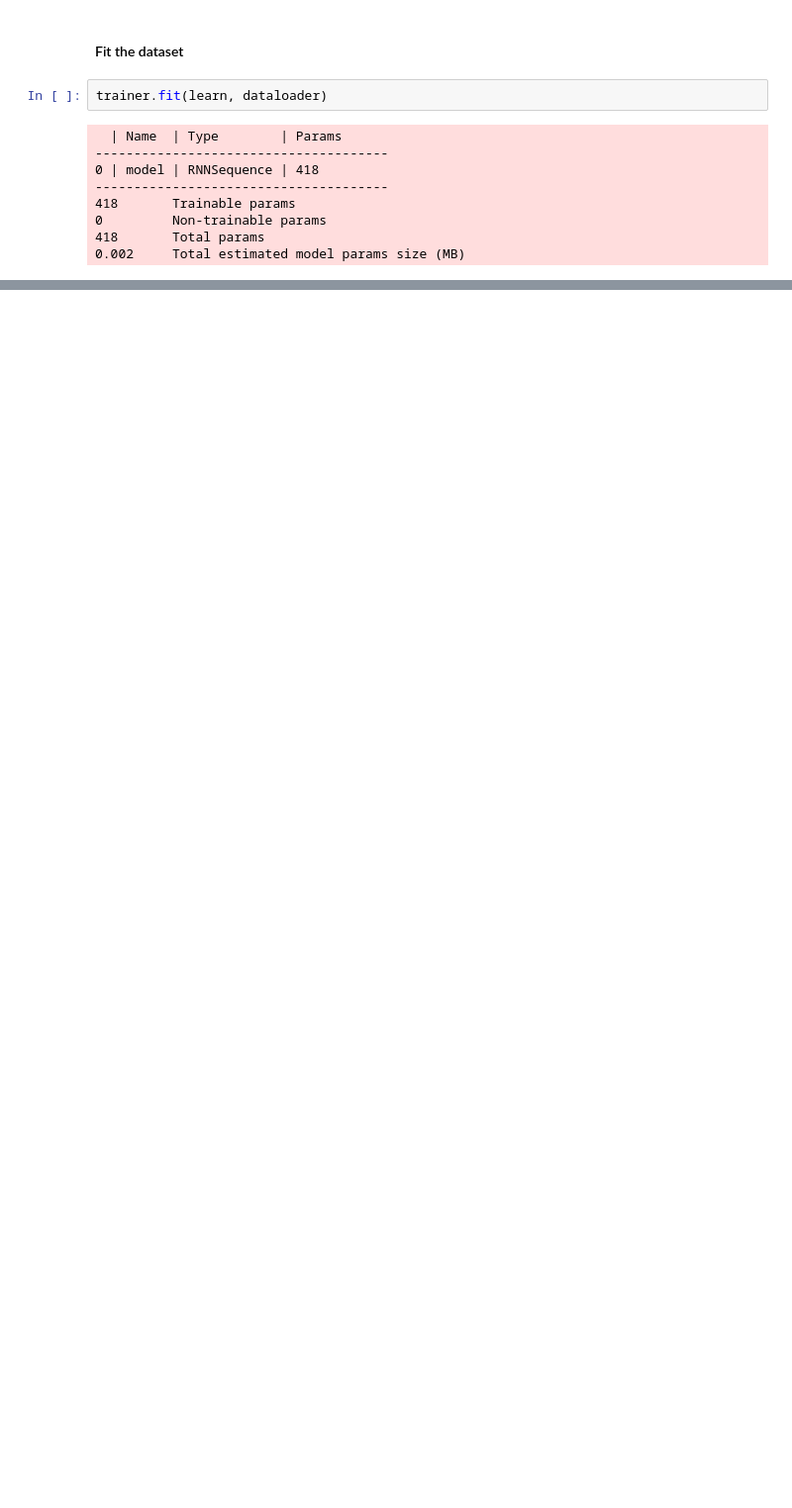
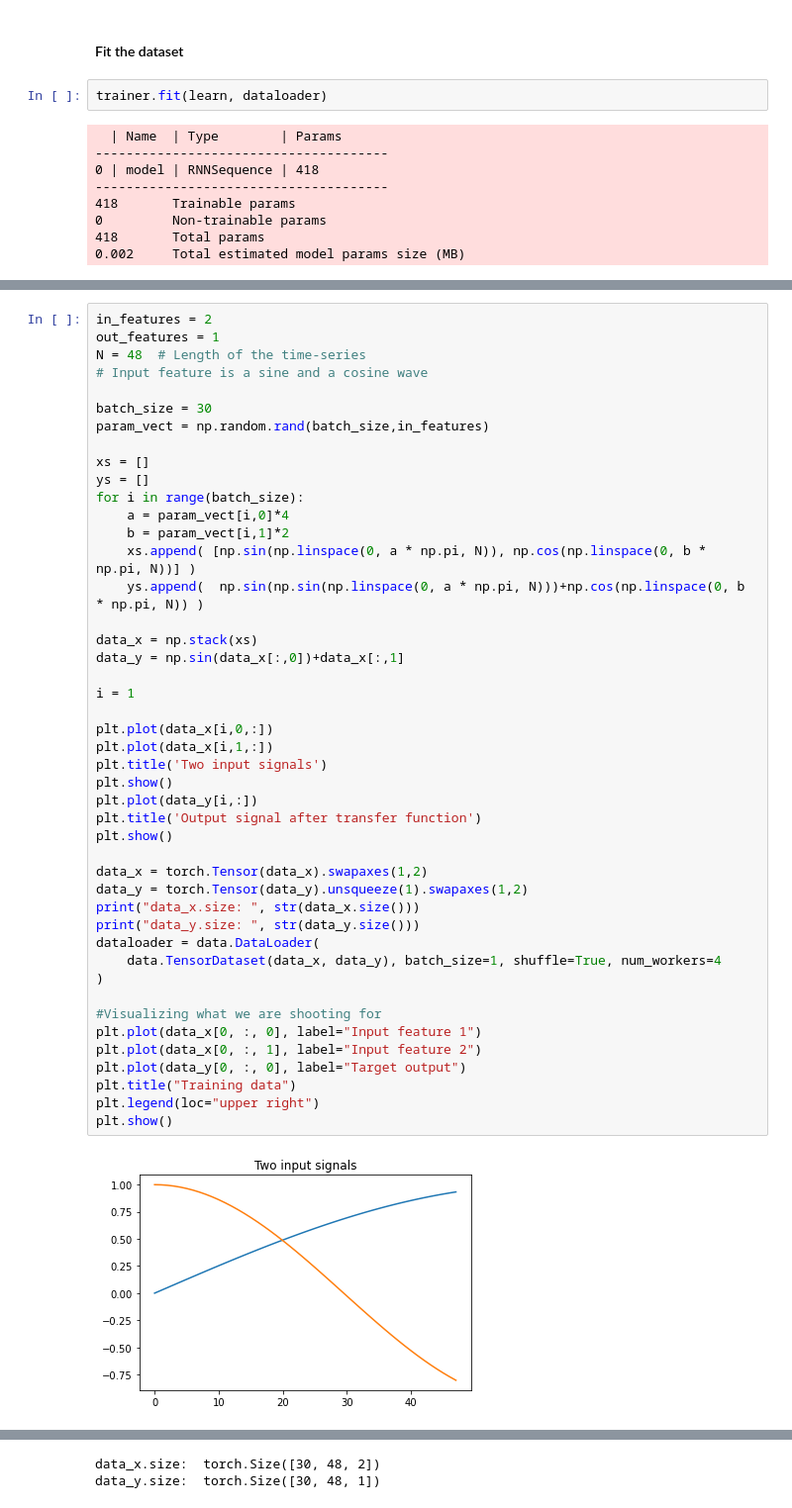
Before and after one commit to RenardDesNeiges/CTNN_Policies, a Jupyter notebook: torch_NCP_example.ipynb, the cells around one changed output, grey strips where cells are left out. Shown at 99% size. Cells and saved outputs as stored; diff of their text form; blank space fills up the shorter version.

Commit message:
fitting some example transfer function

```diff
--- a/torch_NCP_example.ipynb
+++ b/torch_NCP_example.ipynb
@@ -142,0 +148,47 @@ DATALOADER:0 TEST RESULTS
+# %%
+in_features = 2
+out_features = 1
+N = 48  # Length of the time-series
+# Input feature is a sine and a cosine wave
+
+batch_size = 30
+param_vect = np.random.rand(batch_size,in_features)
+
+xs = []
+ys = []
+for i in range(batch_size):
+    a = param_vect[i,0]*4
+    b = param_vect[i,1]*2
+    xs.append( [np.sin(np.linspace(0, a * np.pi, N)), np.cos(np.linspace(0, b * np.pi, N))] )
+    ys.append(  np.sin(np.sin(np.linspace(0, a * np.pi, N)))+np.cos(np.linspace(0, b * np.pi, N)) )
+
+data_x = np.stack(xs)
+data_y = np.sin(data_x[:,0])+data_x[:,1]
+
+i = 1
+
+plt.plot(data_x[i,0,:])
+plt.plot(data_x[i,1,:])
+plt.title('Two input signals')
+plt.show()
+plt.plot(data_y[i,:])
+plt.title('Output signal after transfer function')
+plt.show()
+
+data_x = torch.Tensor(data_x).swapaxes(1,2)
+data_y = torch.Tensor(data_y).unsqueeze(1).swapaxes(1,2)
+print("data_x.size: ", str(data_x.size()))
+print("data_y.size: ", str(data_y.size()))
+dataloader = data.DataLoader(
+    data.TensorDataset(data_x, data_y), batch_size=1, shuffle=True, num_workers=4
+)
+
+#Visualizing what we are shooting for
+plt.plot(data_x[0, :, 0], label="Input feature 1")
+plt.plot(data_x[0, :, 1], label="Input feature 2")
+plt.plot(data_y[0, :, 0], label="Target output")
+plt.title("Training data")
+plt.legend(loc="upper right")
+plt.show()
+# %% [output]
+[figure, added]
@@ -142,0 +196,2 @@ DATALOADER:0 TEST RESULTS
+data_x.size:  torch.Size([30, 48, 2])
+data_y.size:  torch.Size([30, 48, 1])
```
Also changed, not shown: parts of 15 cells of this notebook, 1 other file.
